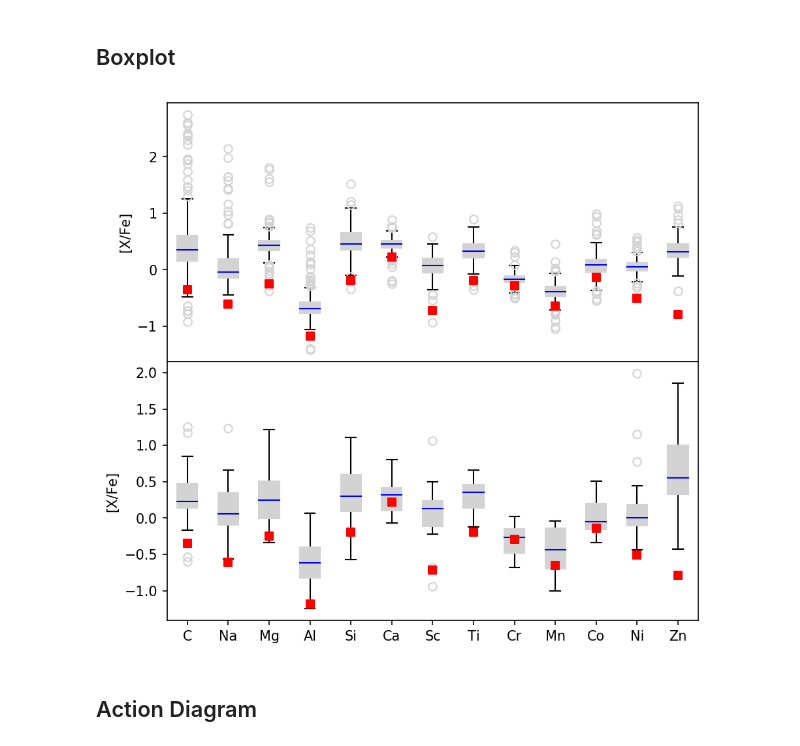
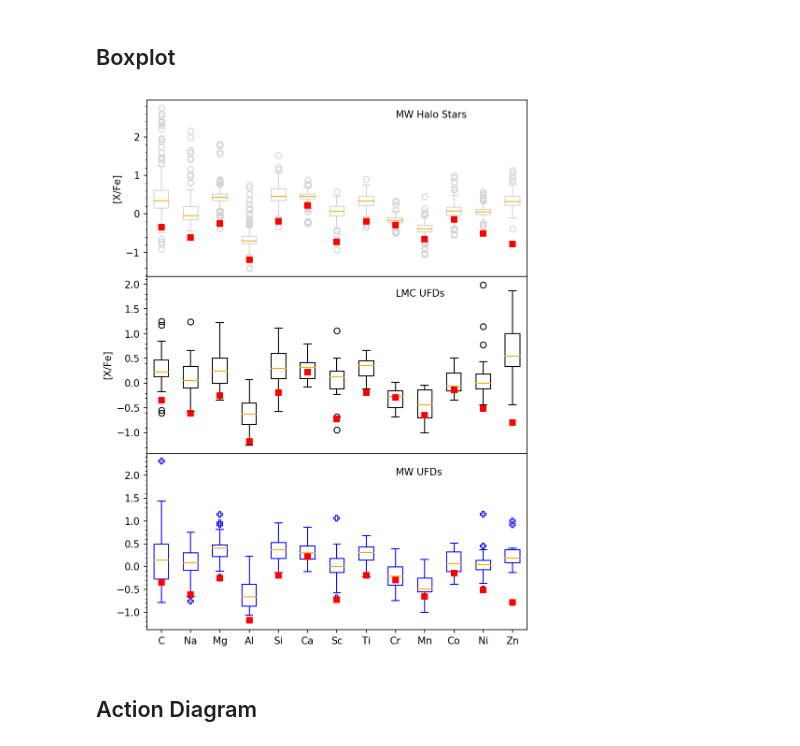
Before and after one commit to zoehackshaw/J0010-1735, a Jupyter notebook: j00101735_final_calculations.ipynb, the cells around one changed output. Saved outputs shown, nothing was run; the diff lists cells and outputs as text; code cells hidden in the pictures.

```diff
--- a/j00101735_final_calculations.ipynb
+++ b/j00101735_final_calculations.ipynb
@@ -2383,11 +2554,13 @@ Text(0.5, 0, '[Fe/H]')
 # %% [markdown]
 ## Boxplot
 # %%
-fig, axs = plt.subplots(2, 1, figsize=(7,7),dpi=150,
+fig, axs = plt.subplots(3, 1, figsize=(7,10),dpi=150,
                         gridspec_kw={'hspace': 0, 'wspace': 0.2})
 
-(ax1,ax2) = axs
+(ax1,ax2,ax3) = axs
 
+
+#MW Halo Stars
 carbon = np.genfromtxt("ctableExport.csv", delimiter=",", names=["a", "b","c","d","e","f"])
 sodium = np.genfromtxt("natableExport.csv", delimiter=",", names=["a", "b","c","d","e","f"])
 na=np.delete(sodium["f"],0)
@@ -2420,15 +2593,17 @@ zn=np.delete(data["f"],0)
 elements=[carbon["f"],na,mg,al,si,ca,sc,ti,cr,mn,co,ni,zn]
 c='lightgray'
 ax1.boxplot(elements,zorder=1,patch_artist=True,
-            boxprops=dict(facecolor=c, color=c),
-            capprops=dict(color='black'),
-            whiskerprops=dict(color='black'),
+            boxprops=dict(facecolor='white', color=c),
+            capprops=dict(color=c),
+            whiskerprops=dict(color=c),
             flierprops=dict(color=c, markeredgecolor=c),
-            medianprops=dict(color='blue'))
+            medianprops=dict(color='orange'))
 numbers = [1,2,3,4,5,6,7,8,9,10,11,12,13]
 heabun=[-0.35,-0.61,-0.25,-1.18,-0.19,0.22,-0.72,-0.19,-0.29,-0.65,-0.14,-0.51,-0.79]
 ax1.scatter(numbers,heabun,marker='s',color='red',zorder=2)
+ax1.annotate("MW Halo Stars",(9,2.5))
 
+#LMC UFDs
 c=[-0.05,-0.6,0.38,0.29,-0.17,-0.54,0.17,1.17,1.25,0.15,0.2,0.85,0.35,0.65,0.13,0.15,0.5,0.26]
 na=[-0.36,-0.54,0.33,0.35,0.66,-0.05,0.03,-0.56,-0.52,1.239,0,0.35,-0.1,0.09,0.3,0.14,-0.09,0.48]
 mg=[-0.02,-0.23,-0.03,-0.17,-0.34,0.38,0.71,0.73,0.17,0.47,0.67,0,1.22,0.25,0.45,0.17,0.24,0.46,0.81,0.18,-0.08,0.54,0.34]
@@ -2442,46 +2617,88 @@ v=[0.7]
 cr=[-0.11,-0.2,-0.55,-0.68,-0.64,-0.15,-0.47,-0.12,-0.27,-0.47,-0.14,-0.19,-0.5,-0.19,-0.41,0.01,-0.4,0.02,-0.52]
 mn=[-0.06,-0.04,-0.06,-0.68,-0.64,-0.06,-0.91,-0.99,-0.48,-0.32,-0.62,-0.70,-0.19,-1.0,-0.7,-0.38,-0.4,-0.12]
 co=[0.29,-0.16,-0.1,-0.2,0.16,0,-0.14,-0.34,-0.12,0.51,-0.16,0.37,0.06,0.21]
 ni=[0.01,0.03,-0.11,-0.25,0.09,0.44,1.99,-0.44,-0.13,-0.09,-0.08,0.78,-0.1,0,-0.17,1.15,0.07,0.21]
 zn=[-0.13,0.52,0.55,1.58,0.5,-0.43,1.03,-0.32,1.86,0.55,1,0.92,0.33]
-
 elements=[c,na,mg,al,si,ca,sc,ti,cr,mn,co,ni,zn]
-c='lightgray'
+c='black'
 ax2.boxplot(elements,zorder=1,patch_artist=True,
-            boxprops=dict(facecolor=c, color=c),
-            capprops=dict(color='black'),
-            whiskerprops=dict(color='black'),
-            flierprops=dict(color=c, markeredgecolor=c),
-            medianprops=dict(color='blue'))
+            boxprops=dict(facecolor='white', color=c),
+            capprops=dict(color=c),
+            whiskerprops=dict(color=c),
+            flierprops=dict(color='white', markeredgecolor=c),
+            medianprops=dict(color='orange'))
 c1=[0.2,0.85,0.35,0.65,0.13,0.15,0.5,0.26]
 na1=[0.35,-0.1,0.09,0.3,0.14,-0.09,0.48]
 mg1=[0.45,0.17,0.24,0.46,0.81,0.18,-0.08,0.54,0.34]
 al1=[-0.75,-0.99,-0.66]
 si1=[0.26,0.55,0.69,0.3,0.02]
 k1=[0.13,0.79,1.02,0.32,0.31,1.09] #none
 ca1=[0.32,0.42,0.32,0.2,0.19,0.39,0.43]
 sc1=[-0.08,0.16,0.3,-0.17,1.06,0,-0.68,0.1,0.48]
 ti1=[0.45,0.48,0.16,0.4,0.62]
 cr1=[-0.19,-0.5,-0.19,-0.41,0.01,-0.4,0.02,-0.52]
 mn1=[-1.0,-0.7,-0.38,-0.4,-0.12]
 co1=[0.37,0.06,0.21]
 ni1=[0,-0.17,1.15,0.07,0.21]
 zn1=[1,0.92,0.33]
-elements=[c,na,mg,al,si,k,ca,sc,ti,cr,mn,co,ni,zn]
+elements=[c,na,mg,al,si,ca,sc,ti,cr,mn,co,ni,zn]
 c=[0,1,0,0.5]
 ax2.scatter(numbers,heabun,marker='s',color='red',zorder=3)
+ax2.annotate("LMC UFDs",(9,1.75))
 
-labels = [item.get_text() for item in ax2.get_xticklabels()]
+#MW UFDs
+carbon = np.genfromtxt("c.ufd.csv", delimiter=",", names=["a", "b"])
+c=np.delete(carbon["b"],0)
+sodium = np.genfromtxt("na.ufd.csv", delimiter=",", names=["a", "b"])
+na=np.delete(sodium["b"],0)
+magnesium = np.genfromtxt("mg.ufd.csv", delimiter=",", names=["a", "b"])
+mg=np.delete(magnesium["b"],0)
+data = np.genfromtxt("al.ufd.csv", delimiter=",", names=["a", "b"])
+al=np.delete(data["b"],0)
+data = np.genfromtxt("si.ufd.csv", delimiter=",", names=["a", "b"])
+si=np.delete(data["b"],0)
+data = np.genfromtxt("ca.ufd.csv", delimiter=",", names=["a", "b"])
+ca=np.delete(data["b"],0)
+data = np.genfromtxt("sc.ufd.csv", delimiter=",", names=["a", "b"])
+sc=np.delete(data["b"],0)
+data = np.genfromtxt("ti.ufd.csv", delimiter=",", names=["a", "b"])
+ti=np.delete(data["b"],0)
+data = np.genfromtxt("v.ufd.csv", delimiter=",", names=["a", "b"])
+v=np.delete(data["b"],0)
+data = np.genfromtxt("cr.ufd.csv", delimiter=",", names=["a", "b"])
+cr=np.delete(data["b"],0)
+data = np.genfromtxt("mn.ufd.csv", delimiter=",", names=["a", "b"])
+mn=np.delete(data["b"],0)
+data = np.genfromtxt("co.ufd.csv", delimiter=",", names=["a", "b"])
+co=np.delete(data["b"],0)
+data = np.genfromtxt("ni.ufd.csv", delimiter=",", names=["a", "b"])
+ni=np.delete(data["b"],0)
+data = np.genfromtxt("zn.ufd.csv", delimiter=",", names=["a", "b"])
+zn=np.delete(data["b"],0)
+elements=[c,na,mg,al,si,ca,sc,ti,cr,mn,co,ni,zn]
+c='blue'
+ax3.boxplot(elements,zorder=1,patch_artist=True,
+            boxprops=dict(facecolor='white', color=c),
+            capprops=dict(color=c),
+            whiskerprops=dict(color=c),
+            flierprops=dict(marker='P',color=c, markeredgecolor=c),
+            medianprops=dict(color='orange'))
+ax3.scatter(numbers,heabun,marker='s',color='red',zorder=2)
+ax3.annotate("MW UFDs",(9,2))
+
+#Labels & Housekeeping
+ax1.yaxis.set_minor_locator(AutoMinorLocator())
+ax2.yaxis.set_minor_locator(AutoMinorLocator())
+ax3.yaxis.set_minor_locator(AutoMinorLocator())
+labels = [item.get_text() for item in ax3.get_xticklabels()]
 labels = ['C','Na','Mg','Al','Si','Ca','Sc','Ti','Cr','Mn','Co','Ni','Zn']
-
-ax2.set_xticklabels(labels)
+ax3.set_xticklabels(labels)
 ax1.set_ylabel('[X/Fe]')
 ax2.set_ylabel('[X/Fe]')
-
 for ax in axs:
     ax.label_outer()
 # %% [output]
-[figure, old version]
+[figure, new version]
 # %% [markdown]
 ## Action Diagram
 # %%
```
Also changed, not shown: parts of 8 cells of this notebook.
